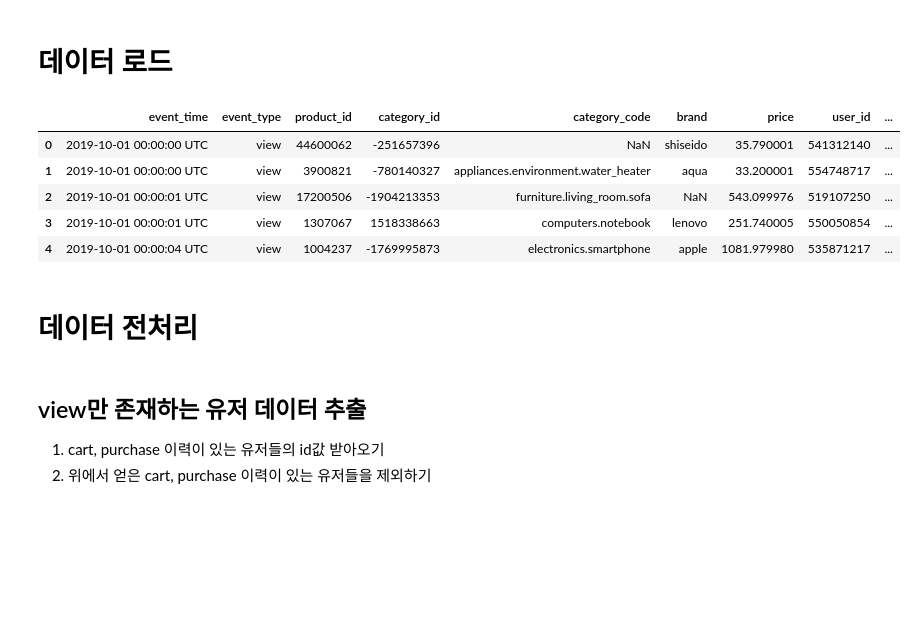
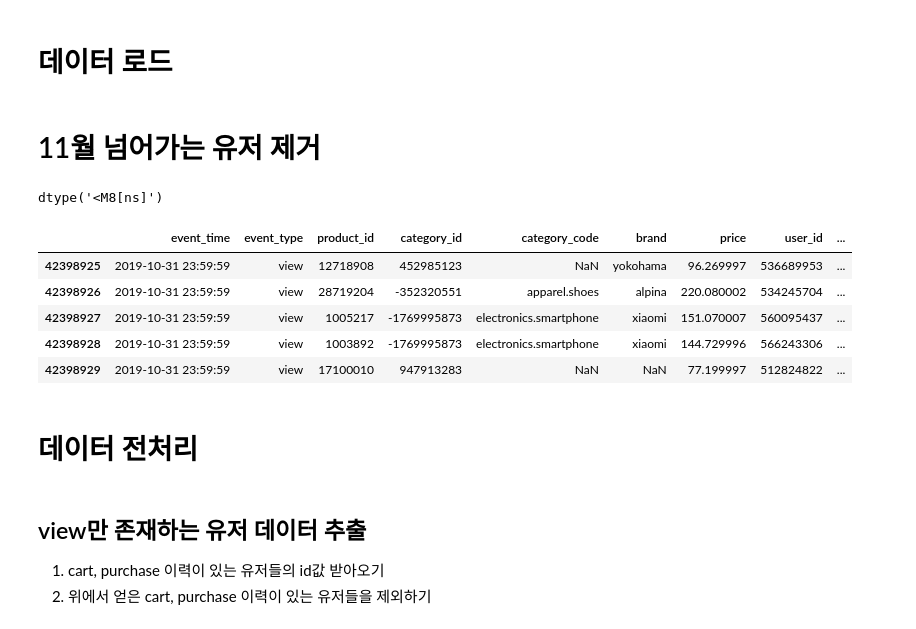
Before and after one commit to HwangHanJae/CP2_Project, a Jupyter notebook: Recommendation/전환이 일어나지 않은 유저/view_ratio_base_recom.ipynb, the cells around one changed output. Cells and saved outputs as stored; diff of their text form; code cells hidden in the pictures; blank space fills up the shorter version.

```diff
--- a/Recommendation/전환이 일어나지 않은 유저/view_ratio_base_recom.ipynb
+++ b/Recommendation/전환이 일어나지 않은 유저/view_ratio_base_recom.ipynb
@@ -40,19 +40,29 @@ try:
 except:
   path = '/content/drive/MyDrive/CP2/data/'
   df = pd.read_parquet(path + 'light_2019-Oct.parquet', engine='fastparquet')
+# %% [markdown]
+# 11월 넘어가는 유저 제거
+# %%
+df['event_time'] = df['event_time'].apply(lambda x : x[:-4]).astype('datetime64')
+df['event_time'].dtype
+# %% [output]
+dtype('<M8[ns]')
+# %%
+df['event_time'] = df['event_time'] + datetime.timedelta(hours=4)
+df = df.loc[df['event_time'] < '2019-11-01']
 # %%
-df.head()
+df.tail()
 # %% [output]
 |  | event_time | event_type | product_id | category_id | category_code | brand | price | user_id | ... |
-| 0 | 2019-10-01 00:00:00 UTC | view | 44600062 | -251657396 | NaN | shiseido | 35.790001 | 541312140 | ... |
-| 1 | 2019-10-01 00:00:00 UTC | view | 3900821 | -780140327 | appliances.environment.water_heater | aqua | 33.200001 | 554748717 | ... |
-| 2 | 2019-10-01 00:00:01 UTC | view | 17200506 | -1904213353 | furniture.living_room.sofa | NaN | 543.099976 | 519107250 | ... |
-| 3 | 2019-10-01 00:00:01 UTC | view | 1307067 | 1518338663 | computers.notebook | lenovo | 251.740005 | 550050854 | ... |
-| 4 | 2019-10-01 00:00:04 UTC | view | 1004237 | -1769995873 | electronics.smartphone | apple | 1081.979980 | 535871217 | ... |
+| 42398925 | 2019-10-31 23:59:59 | view | 12718908 | 452985123 | NaN | yokohama | 96.269997 | 536689953 | ... |
+| 42398926 | 2019-10-31 23:59:59 | view | 28719204 | -352320551 | apparel.shoes | alpina | 220.080002 | 534245704 | ... |
+| 42398927 | 2019-10-31 23:59:59 | view | 1005217 | -1769995873 | electronics.smartphone | xiaomi | 151.070007 | 560095437 | ... |
+| 42398928 | 2019-10-31 23:59:59 | view | 1003892 | -1769995873 | electronics.smartphone | xiaomi | 144.729996 | 566243306 | ... |
+| 42398929 | 2019-10-31 23:59:59 | view | 17100010 | 947913283 | NaN | NaN | 77.199997 | 512824822 | ... |
+# %% [markdown]
+# 데이터 전처리
 # %%
 data = df[['user_id','product_id','event_type']]
-# %% [markdown]
-# 데이터 전처리
 # %% [markdown]
 ## view만 존재하는 유저 데이터 추출
 
```
Also changed, not shown: parts of 14 cells of this notebook, 5 other files.
